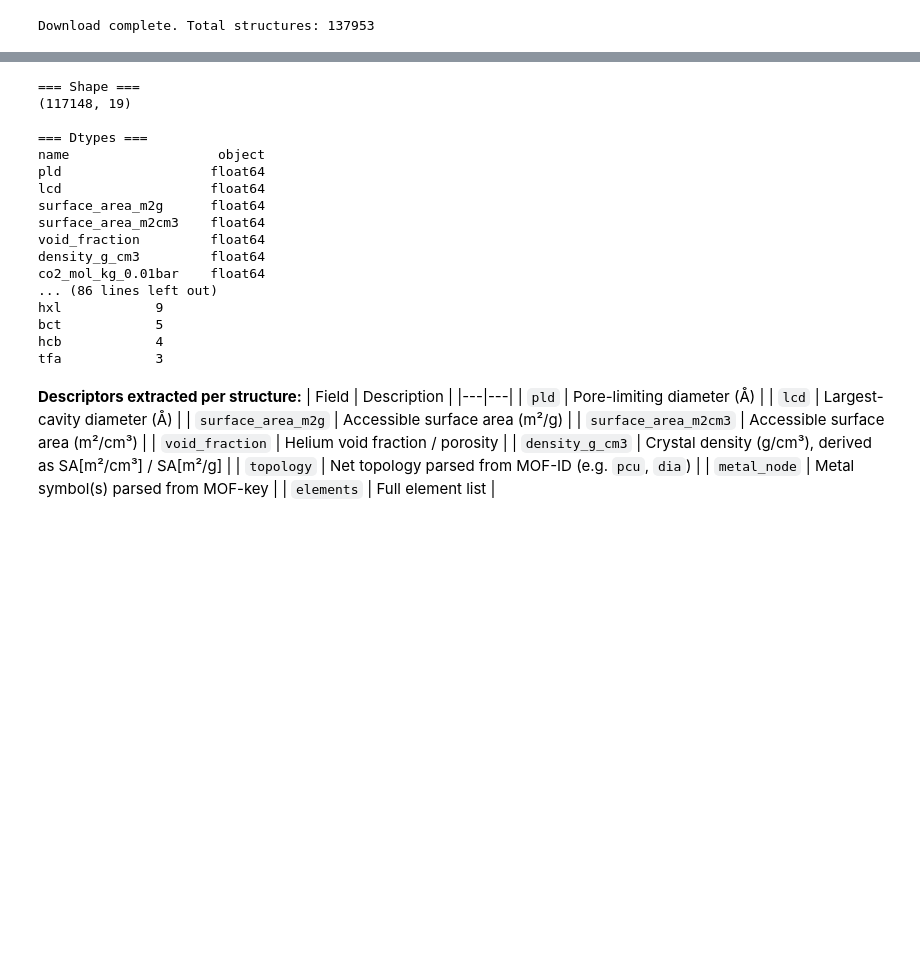
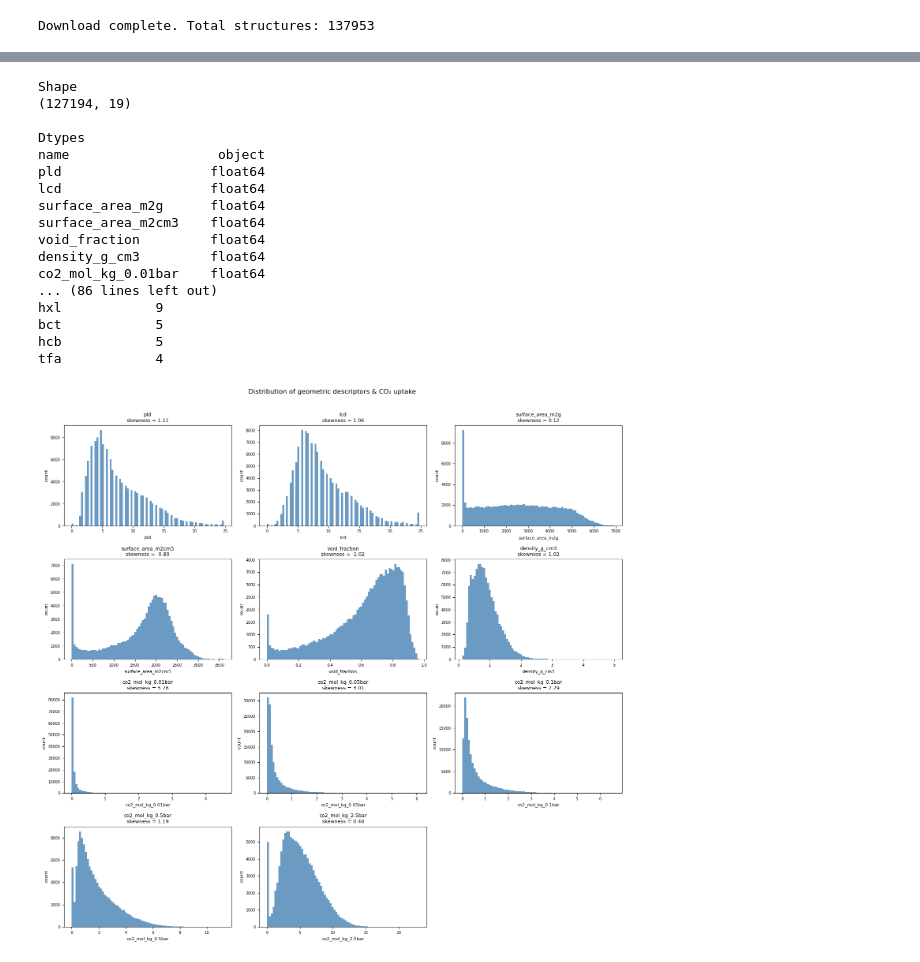
Before and after one commit to isabellafmv/dc-mof-project, a Jupyter notebook: dataset-exploration.ipynb, the cells around one changed output, grey strips where cells are left out. Saved outputs shown, nothing was run; the diff lists cells and outputs as text; code cells hidden in the pictures; blank space fills up the shorter version.

```diff
--- a/dataset-exploration.ipynb
+++ b/dataset-exploration.ipynb
@@ -211,28 +250,28 @@ Saved → hmof_dataset.parquet  (117,148 rows × 19 columns)
 # Quick sanity checks
 # ---------------------------------------------------------------------------
 
-print("=== Shape ===")
+print("Shape")
 print(df.shape)
 
-print("\n=== Dtypes ===")
+print("\nDtypes")
 print(df.dtypes)
 
-print("\n=== Missing values (%) ===")
+print("\nMissing values (%)")
 print((df.isnull().mean() * 100).round(2).to_string())
 
-print("\n=== Descriptor statistics ===")
+print("\nDescriptor statistics")
 print(df[geo_cols + co2_cols].describe().round(3).to_string())
 
-print(f"\n=== Unique topologies ({df['topology'].nunique()}) ===")
+print(f"\nUnique topologies ({df['topology'].nunique()})")
 print(df["topology"].value_counts().head(20).to_string())
 
-print(f"\n=== Unique metal nodes ({df['metal_node'].nunique()}) ===")
+print(f"\nUnique metal nodes ({df['metal_node'].nunique()})")
 print(df["metal_node"].value_counts().head(20).to_string())
 # %% [output]
-=== Shape ===
-(117148, 19)
+Shape
+(127194, 19)
 
-=== Dtypes ===
+Dtypes
 name                   object
 pld                   float64
 lcd                   float64
@@ -244,18 +283,38 @@ co2_mol_kg_0.01bar    float64
 ... (86 lines left out)
 hxl            9
 bct            5
-hcb            4
-tfa            3
+hcb            5
+tfa            4
-# %% [markdown]
-**Descriptors extracted per structure:**
-| Field | Description |
-|---|---|
-| `pld` | Pore-limiting diameter (Å) |
-| `lcd` | Largest-cavity diameter (Å) |
-| `surface_area_m2g` | Accessible surface area (m²/g) |
-| `surface_area_m2cm3` | Accessible surface area (m²/cm³) |
-| `void_fraction` | Helium void fraction / porosity |
-| `density_g_cm3` | Crystal density (g/cm³), derived as SA[m²/cm³] / SA[m²/g] |
-| `topology` | Net topology parsed from MOF-ID (e.g. `pcu`, `dia`) |
-| `metal_node` | Metal symbol(s) parsed from MOF-key |
-| `elements` | Full element list |
+# %%
+# check for data distribution
+
+import matplotlib.pyplot as plt
+from scipy.stats import skew
+
+plot_cols = ["pld", "lcd", "surface_area_m2g", "surface_area_m2cm3",
+             "void_fraction", "density_g_cm3"] + co2_cols
+
+n_cols = 3
+n_rows = -(-len(plot_cols) // n_cols)  # ceiling division
+
+fig, axes = plt.subplots(n_rows, n_cols, figsize=(15, n_rows * 3.5))
+axes = axes.flatten()
+
+for ax, col in zip(axes, plot_cols):
+    data = df[col].dropna()
+    sk = skew(data)
+    ax.hist(data, bins=80, color="steelblue", edgecolor="none", alpha=0.8)
+    ax.set_title(f"{col}\nskewness = {sk:.2f}", fontsize=9)
+    ax.set_xlabel(col, fontsize=8)
+    ax.set_ylabel("count", fontsize=8)
+    ax.tick_params(labelsize=7)
+
+# hide unused axes
+for ax in axes[len(plot_cols):]:
+    ax.set_visible(False)
+
+plt.suptitle("Distribution of geometric descriptors & CO₂ uptake", fontsize=12, y=1.01)
+plt.tight_layout()
+plt.show()
+# %% [output]
+[figure, added]
```
Also changed, not shown: parts of 4 cells of this notebook, 1 other file.
